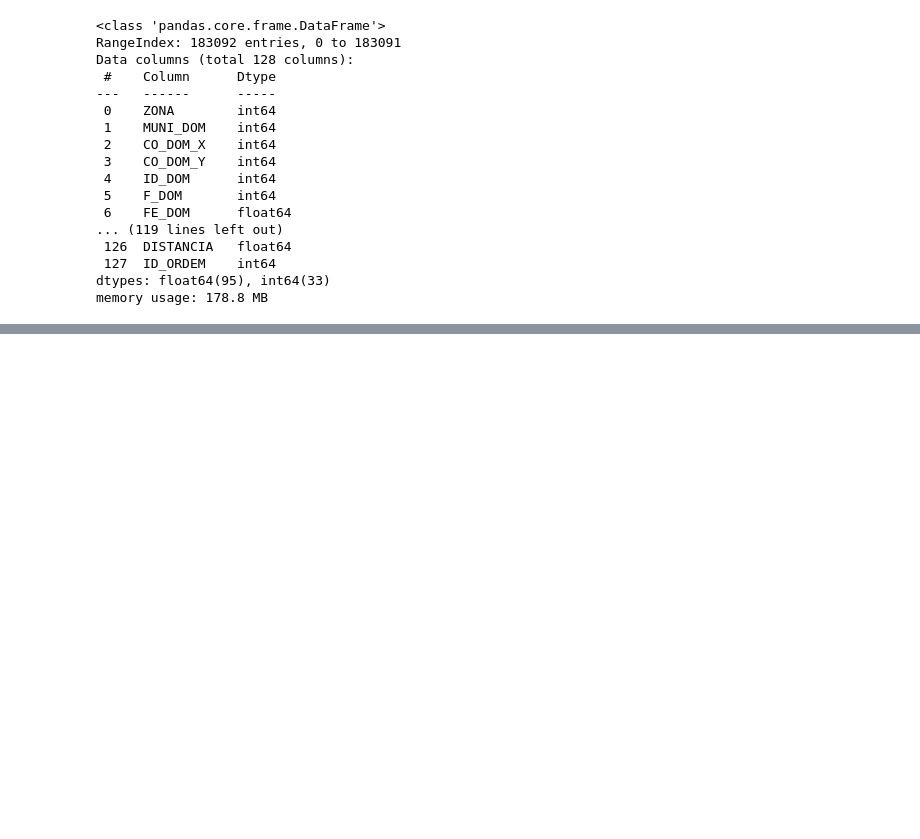
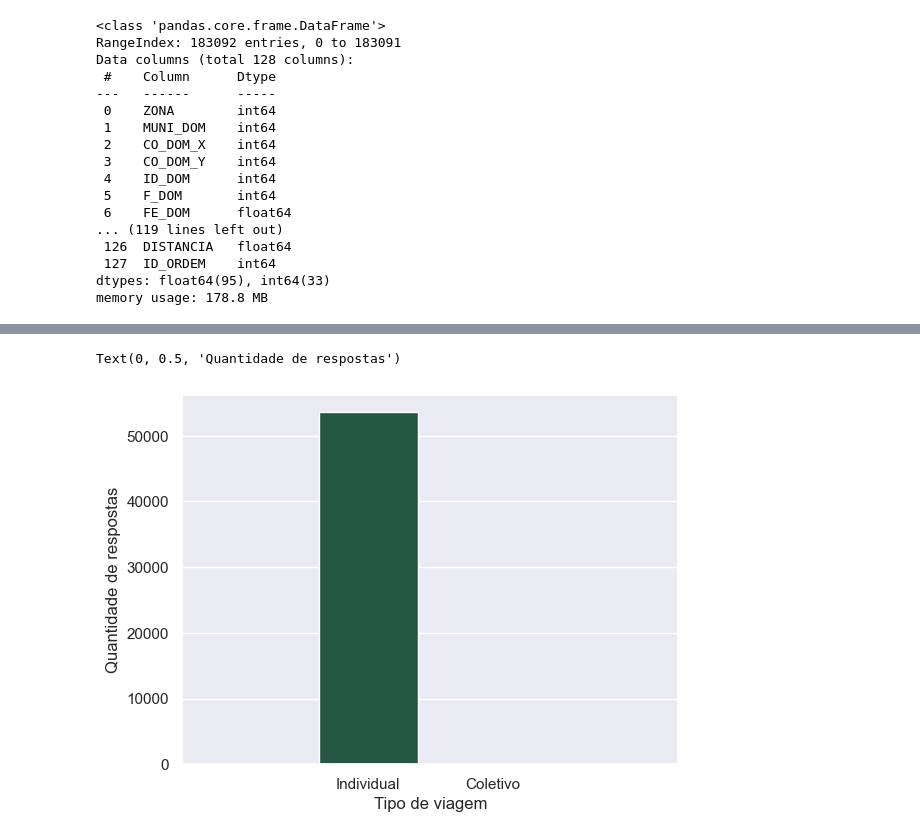
Before and after one commit to LissesCastro/Mobilidade-e-CO2, a Jupyter notebook: analise.ipynb, the cells around one changed output, grey strips where cells are left out. Cells and saved outputs as stored; diff of their text form; code cells hidden in the pictures; blank space fills up the shorter version.

```diff
--- a/analise.ipynb
+++ b/analise.ipynb
@@ -159,0 +194,11 @@ ax.set_ylim(0,4000)
+# %%
+df_carro = df[df['MODOPRIN'] == 'automovel']
+
+sns.countplot(x='TIPVG', data=df_carro)
+
+plt.xticks(ticks=[1, 2], labels=["Individual", "Coletivo"])
+plt.xlabel('Tipo de viagem')
+plt.ylabel('Quantidade de respostas')
+# %% [output]
+Text(0, 0.5, 'Quantidade de respostas')
+[figure, added]
```
Also changed, not shown: parts of 16 cells of this notebook.
